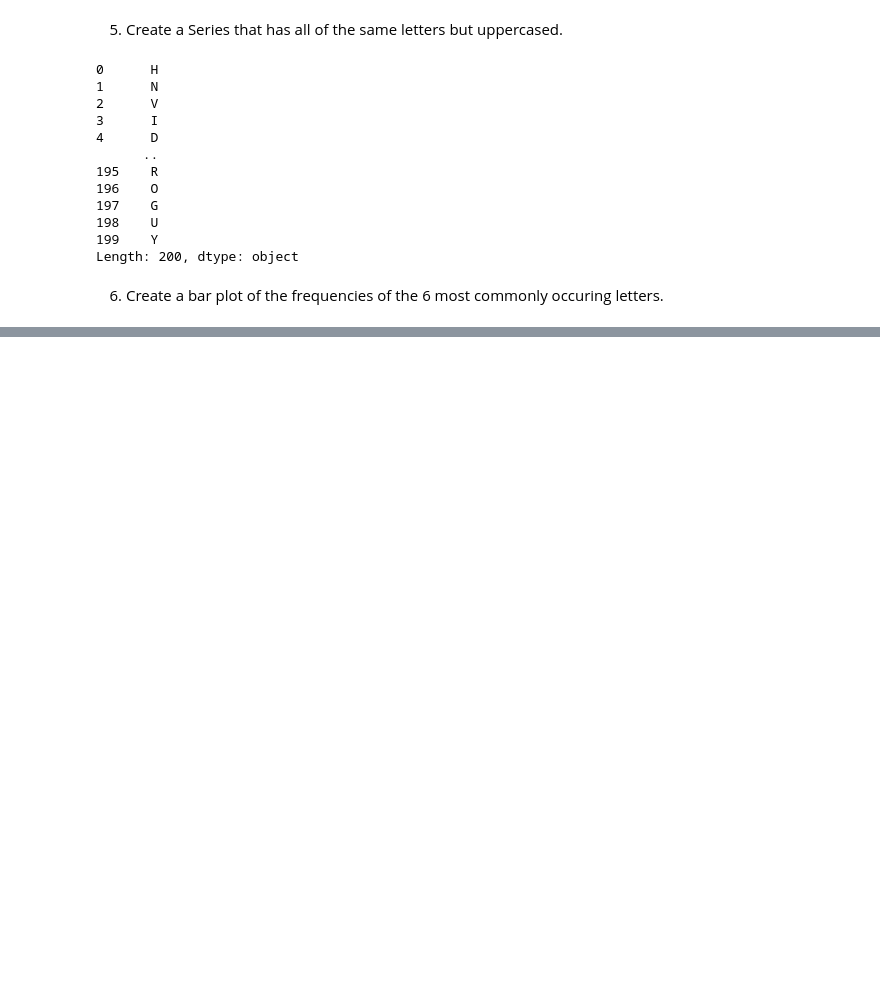
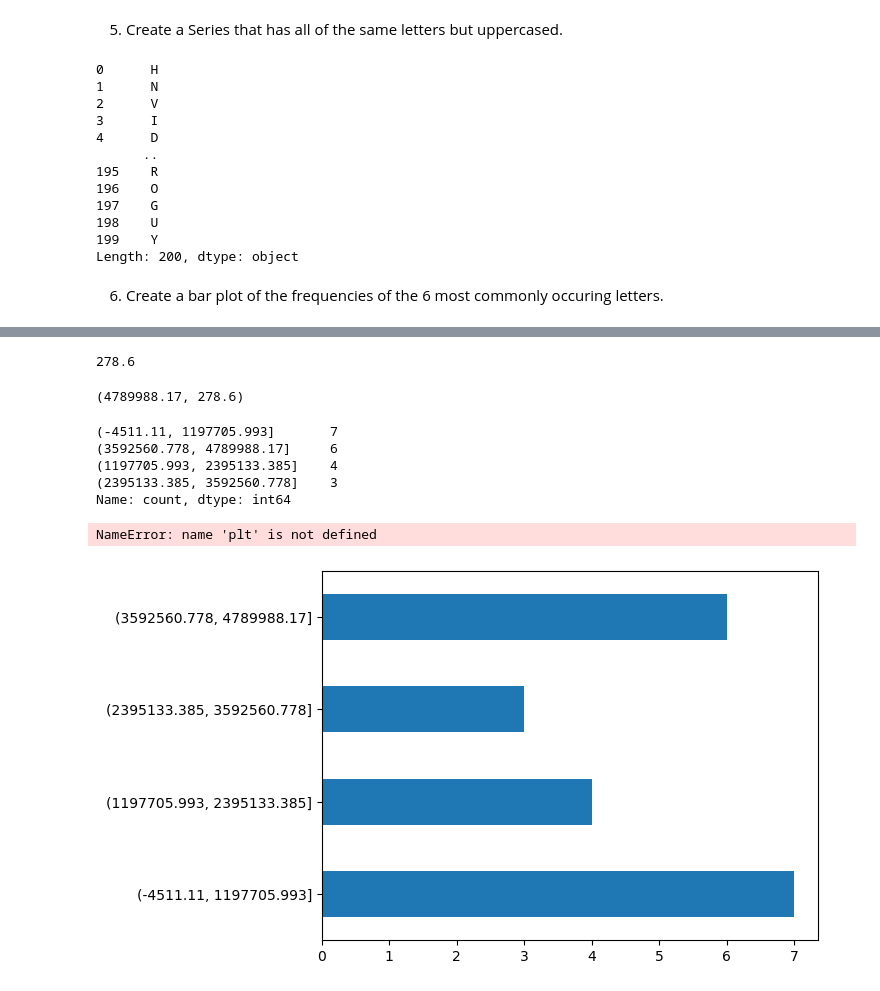
Before and after one commit to jeremiah-toribio/numpy-pandas-visualization-exercises, a Jupyter notebook: pandas_series.ipynb, the cells around one changed output, grey strips where cells are left out. Saved outputs shown, nothing was run; the diff lists cells and outputs as text; code cells hidden in the pictures; blank space fills up the shorter version.

```diff
--- a/pandas_series.ipynb
+++ b/pandas_series.ipynb
@@ -344,0 +344,7 @@ Name: count, dtype: int64
+# %%
+numbers = num_series.str.replace('$','')
+
+newnumbers = numbers.str.replace(',','')
+
+newnumbers = pd.to_numeric(newnumbers)
+newnumbers
@@ -344,0 +369,22 @@ Name: count, dtype: int64
+# %%
+newnumbers.min()
+# %% [output]
+278.6
+# %%
+newnumbers.max(),newnumbers.min()
+# %% [output]
+(4789988.17, 278.6)
+# %%
+pd.cut(newnumbers,4).value_counts()
+# %% [output]
+(-4511.11, 1197705.993]       7
+(3592560.778, 4789988.17]     6
+(1197705.993, 2395133.385]    4
+(2395133.385, 3592560.778]    3
+Name: count, dtype: int64
+# %%
+pd.cut(newnumbers,4).value_counts().sort_index().plot(kind='barh')
+plt.title('ranges')
+# %% [output]
+NameError: name 'plt' is not defined
+[figure, added]
```
Also changed, not shown: parts of 22 cells of this notebook, 1 other file.
